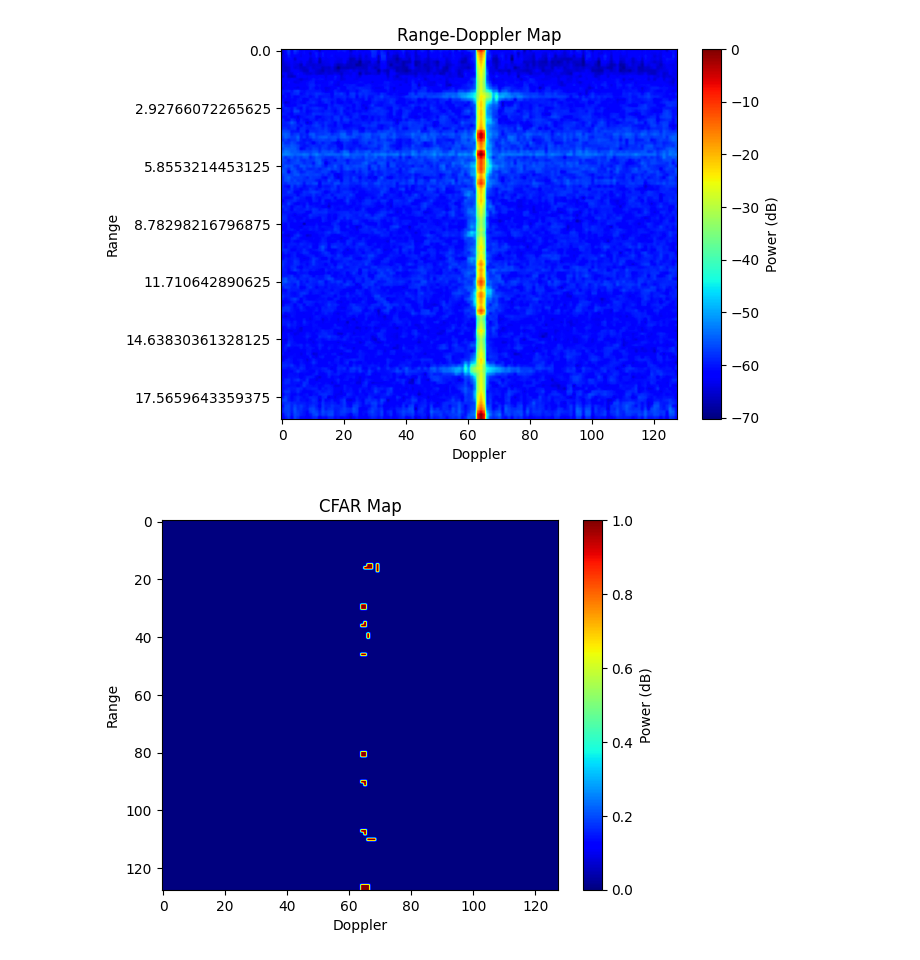
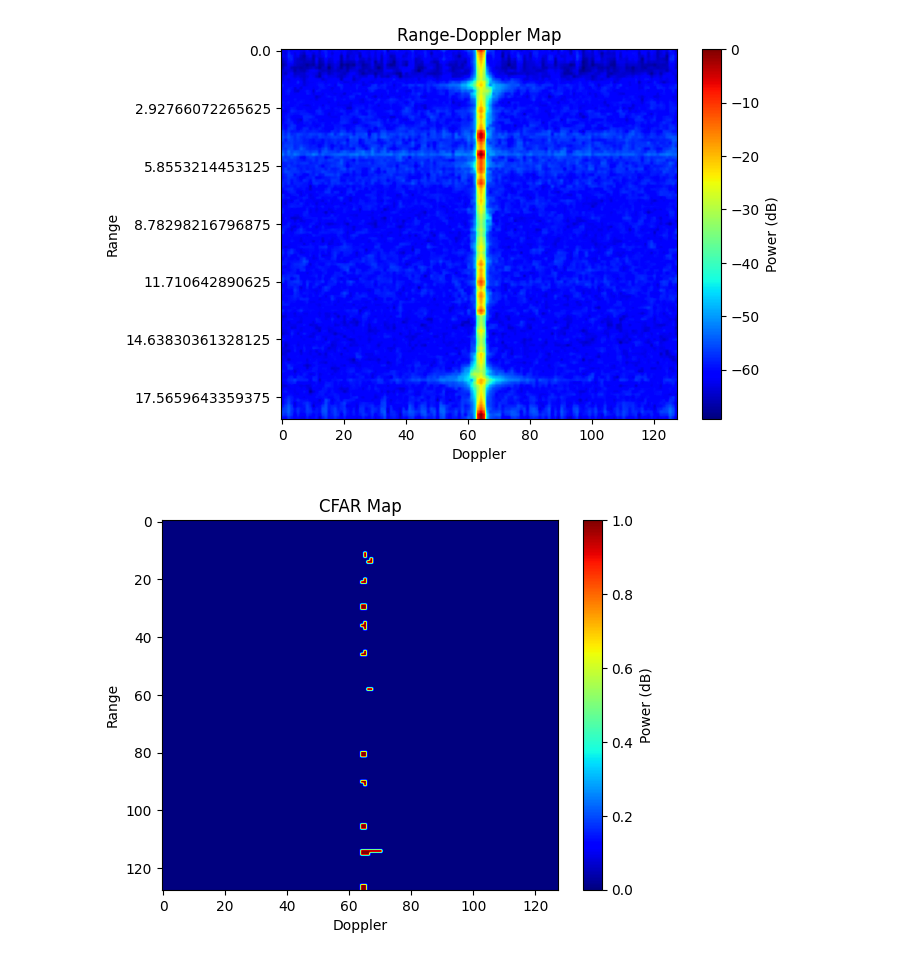
Before and after one commit to HarryPaniccc/4022S_code, a Jupyter notebook: golfball_finder.ipynb, the cells around one changed output. Cells and saved outputs as stored; diff of their text form; code cells hidden in the pictures.

```diff
--- a/golfball_finder.ipynb
+++ b/golfball_finder.ipynb
@@ -11,21 +12,2 @@ from cfar import cfar, clean_cfar
 
 c = 299792458 # metres per second - need this
-# %%
-# Gets data about the h5py file, and stores it
-def get_measurement_parameters(hdf5_file_path):
-    freq_slope_const = hdf5_file_path['Sensors/TI_Radar/Parameters/profileCfg/freqSlopeConst'][()] # In MHz per microsecond
-    chirp_start_index = hdf5_file_path['Sensors/TI_Radar/Parameters/frameCfg/chirpStartIndex'][()]
-    chirp_end_index = hdf5_file_path['Sensors/TI_Radar/Parameters/frameCfg/chirpEndIndex'][()]
-    frame_period = hdf5_file_path['Sensors/TI_Radar/Parameters/frameCfg/framePeriod'][()]
-    ramp_end_time = hdf5_file_path['Sensors/TI_Radar/Parameters/profileCfg/rampEndTime'][()]
-    start_freq = hdf5_file_path['Sensors/TI_Radar/Parameters/profileCfg/startFreq'][()]
-    number_of_samples_per_chirp = hdf5_file_path['Sensors/TI_Radar/Parameters/profileCfg/numAdcSamples'][()]
-    sample_rate = hdf5_file_path['Sensors/TI_Radar/Parameters/profileCfg/digOutSampleRate'][()] # in ks per second
-
-    Tdata = number_of_samples_per_chirp * 1/(sample_rate*1000)
-    # From this we can find bandwidth with B = Tdata * frequency_slope_constant
-    bandwidth = Tdata * freq_slope_const * 1e6 * 1e6 # This leaves it in Hz
-
-    # From these we know c and can calculate the range bin size
-    range_bin_size = c/(2*bandwidth)
-    return freq_slope_const, number_of_samples_per_chirp, sample_rate, Tdata, bandwidth, range_bin_size
@@ -60,18 +14,3 @@ def range_doppler_map(hdf5_file_path, frame, range_bin_size, make_map):
-# %%
-def cfar_map(range_doppler_data, make_map):
-
-    cfar_output = cfar((10**(range_doppler_data/20)), 3, 3, 2, 2, 1e-4,0)
-
-    if make_map:
-        plt.figure()
-        plt.imshow(cfar_output, aspect='auto', cmap='jet')
-        #plt.imshow(20 * np.log10(np.abs(after_slow_time_fft)), aspect='auto', cmap='jet')
-        plt.title('CFAR Map')
-        plt.xlabel('Doppler')
-        plt.ylabel('Range')
-        plt.colorbar(label='Power (dB)')
-        plt.show()
-    return cfar_output
 # %%
 # Making data lists
 moving_back_test = h5py.File('../4022S_data/undergrad_testset/Experiment_moving_target_back_data.hdf5', 'r') # Read in the file
@@ -98,10 +37,10 @@ initial_fast_tests = [h5py.File(f'{preface}Experiment_2024-09-13_14-17-13_795_in
                       h5py.File(f'{preface}Experiment_2024-09-13_14-19-34_102_initialgolftest_fast.hdf5'),
                       h5py.File(f'{preface}Experiment_2024-09-13_14-19-47_106_initialgolftest_fast.hdf5'),]
 # %%
-test_in_question = initial_fast_tests[0]
+test_in_question = initial_fast_tests[6]
 freq_slope_const, number_of_samples_per_chirp, sample_rate, Tdata, bandwidth, range_bin_size = get_measurement_parameters(test_in_question)
-range_doppler_data = range_doppler_map(test_in_question, '2', range_bin_size, 1)
+range_doppler_data = range_doppler_map(test_in_question, '9', range_bin_size, 1)
 cfar_data = cfar_map(range_doppler_data, 1)
 # %% [output]
-[figure, old version]
+[figure, new version]
-[figure, old version]
+[figure, new version]
```
Also changed, not shown: parts of 2 cells of this notebook, 1 other file.
